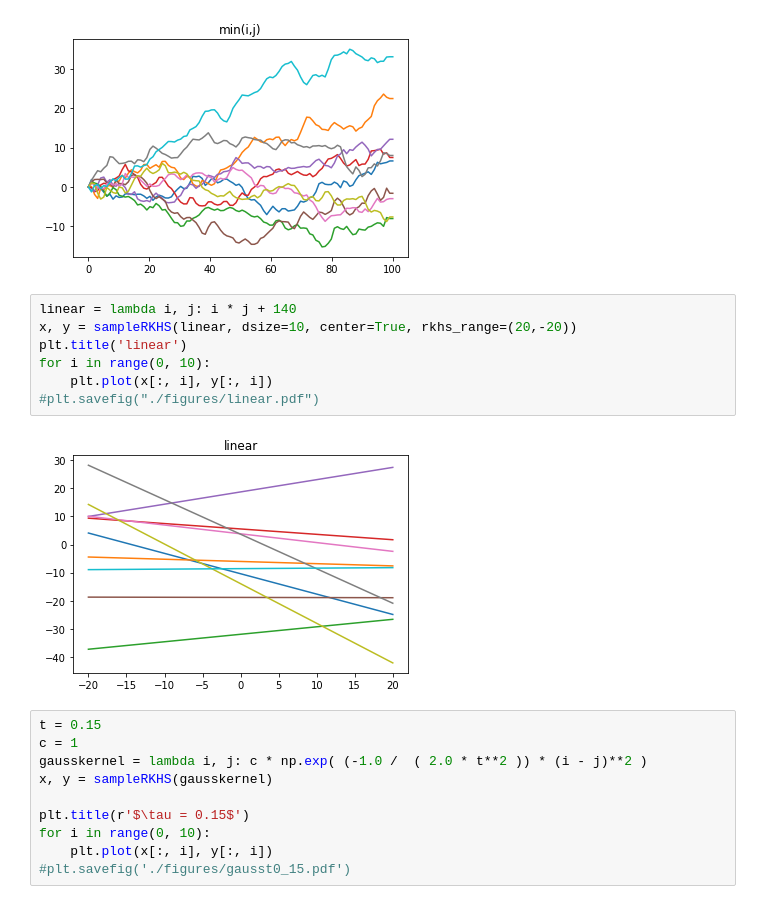
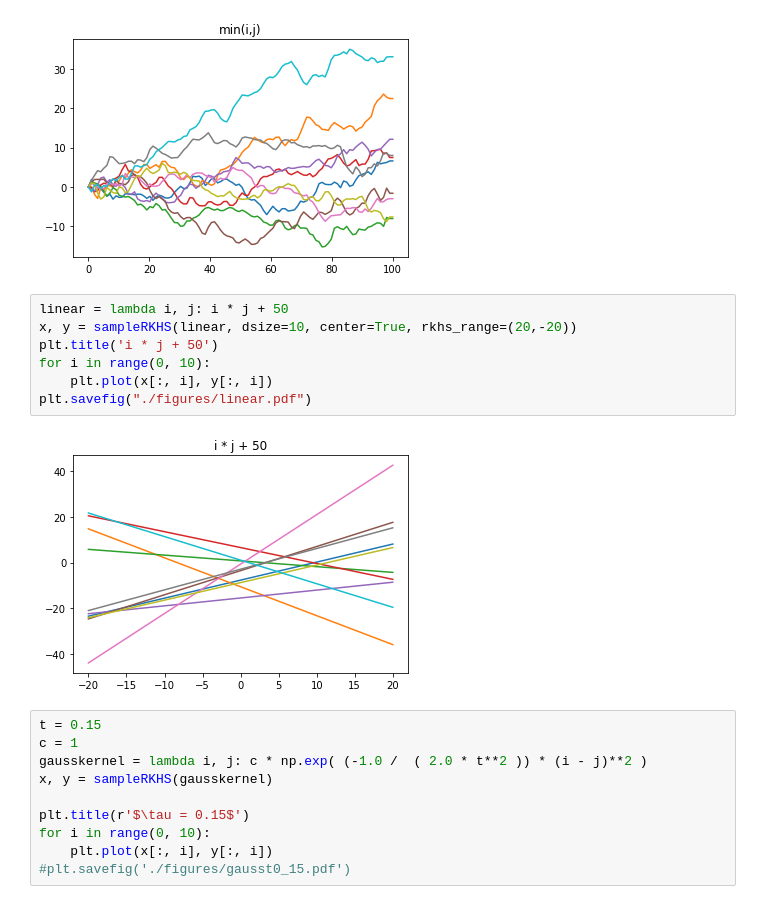
Before and after one commit to karasjoh000/RKHS, a Jupyter notebook: hw1.ipynb, the cells around one changed output. Cells and saved outputs as stored; diff of their text form.

```diff
--- a/hw1.ipynb
+++ b/hw1.ipynb
@@ -88,14 +88,14 @@ for i in range(0, 10):
 # %% [output]
 [figure]
 # %%
-linear = lambda i, j: i * j + 140
+linear = lambda i, j: i * j + 50
 x, y = sampleRKHS(linear, dsize=10, center=True, rkhs_range=(20,-20))
-plt.title('linear')
+plt.title('i * j + 50')
 for i in range(0, 10):
     plt.plot(x[:, i], y[:, i])
-#plt.savefig("./figures/linear.pdf")
+plt.savefig("./figures/linear.pdf")
 # %% [output]
-[figure, old version]
+[figure, new version]
 # %%
 t = 0.15
 c = 1
```
Also changed, not shown: parts of 2 cells of this notebook, 11 other files.
